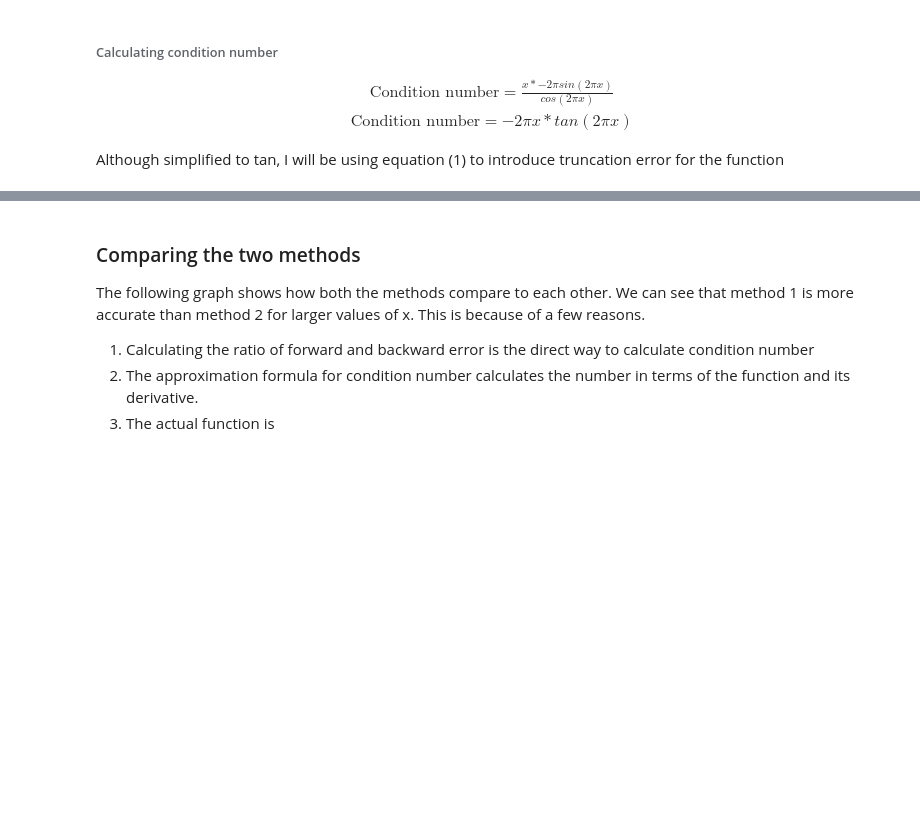
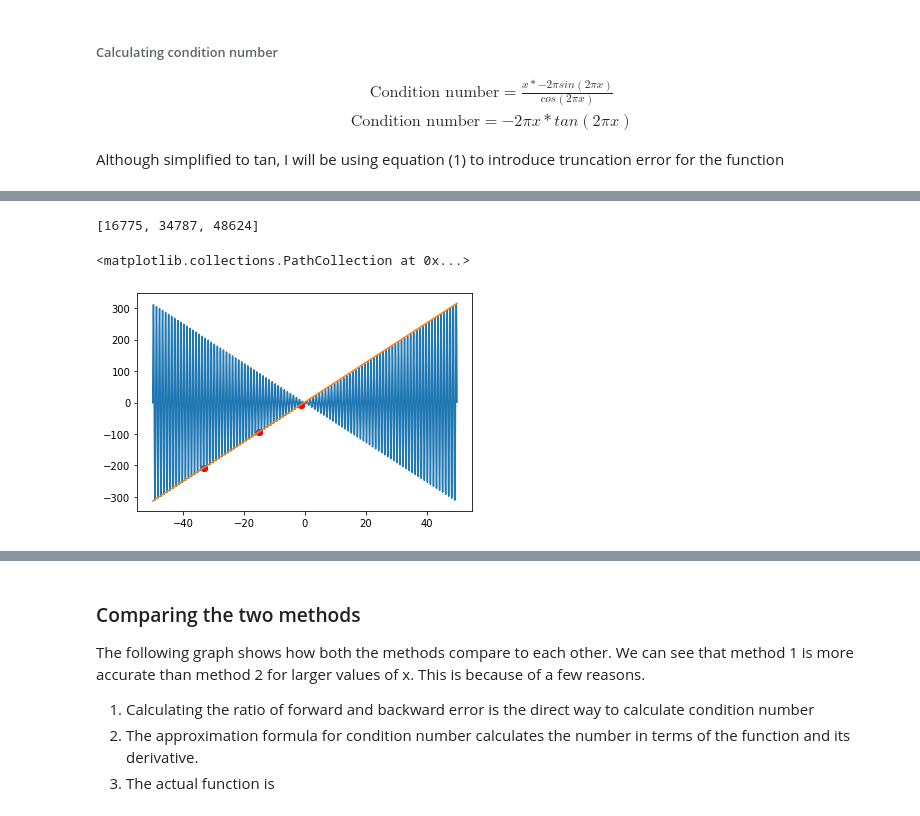
Before and after one commit to Rishi-Bidani/FIT3139, a Jupyter notebook: assignment1/part3.ipynb, the cells around one changed output, grey strips where cells are left out. Saved outputs shown, nothing was run; the diff lists cells and outputs as text; code cells hidden in the pictures; blank space fills up the shorter version.

```diff
--- a/assignment1/part3.ipynb
+++ b/assignment1/part3.ipynb
@@ -100,0 +116,28 @@ def sensitivity_method_2(domain):
+# %%
+domain = np.arange(-2, 2, 0.001)
+# %%
+k = lambda x: 2 * np.pi * x
+func = lambda x: -k(x) * np.sin(k(x)) - 1
+func_range = [func(x) for x in domain]
+
+sinx_1 = lambda n: 2 * np.pi * n + (np.pi/2)
+sinx_1_range = [sinx_1(x) for x in domain]
+
+difference = [abs(func_range[i] - sinx_1_range[i]) for i in range(len(domain))]
+tolerated = [True if difference < 0.001 else False for difference in difference]
+tolerated_index = [i for i in range(len(tolerated)) if tolerated[i]]
+print(tolerated_index)
+
+plt.plot(domain, func_range, label='f(x)')
+plt.plot(domain, sinx_1_range, label='f\'(x)')
+
+# scatter plot of the tolerated values
+tolerated_domain = [domain[i] for i in tolerated_index]
+tolerated_func_range = [func_range[i] for i in tolerated_index]
+tolerated_sinx_1_range = [sinx_1_range[i] for i in tolerated_index]
+plt.scatter(tolerated_domain, tolerated_func_range, color='red')
+plt.scatter(tolerated_domain, tolerated_sinx_1_range, color='red')
+# %% [output]
+[16775, 34787, 48624]
+<matplotlib.collections.PathCollection at 0x...>
+[figure, added]
```
Also changed, not shown: parts of 7 cells of this notebook, 2 other files.
